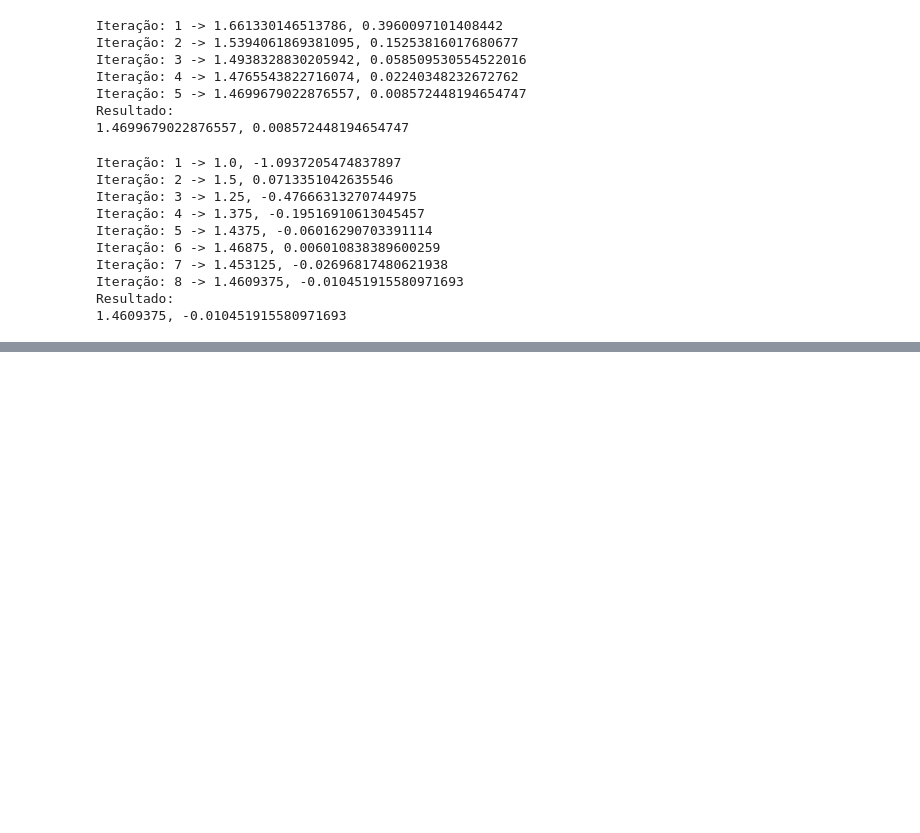
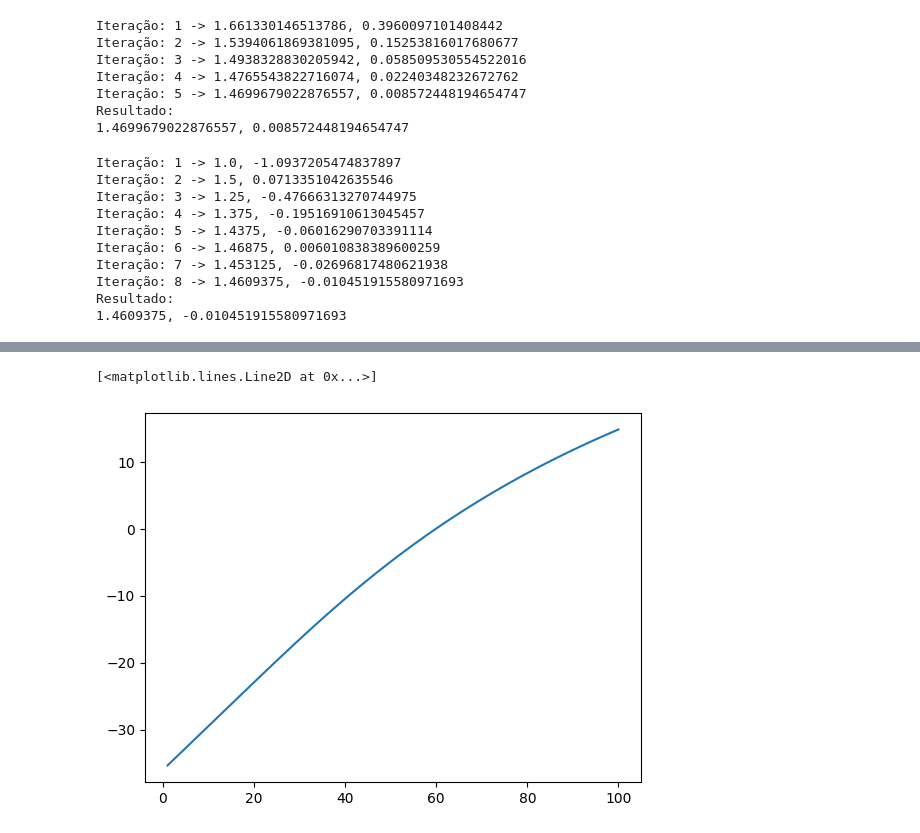
Before and after one commit to Nightmeari/Modelagem-Computacional, a Jupyter notebook: exercícios/lista3estudos.ipynb, the cells around one changed output, grey strips where cells are left out. Cells and saved outputs as stored; diff of their text form; code cells hidden in the pictures; blank space fills up the shorter version.

```diff
--- a/exercícios/lista3estudos.ipynb
+++ b/exercícios/lista3estudos.ipynb
@@ -81,0 +133,14 @@ Resultado:
+# %%
+import numpy as np
+from matplotlib.pyplot import plot, grid
+#constantes
+g = 9.81
+c = 15
+t = 10
+
+f = lambda m: (g*m)/c * (1 - np.e**(-c*t/m)) - 36
+x = np.linspace(1, 100, 100)
+plot(x, f(x), label="Gráfico")
+# %% [output]
+[<matplotlib.lines.Line2D at 0x...>]
+[figure, added]
```
Also changed, not shown: parts of 10 cells of this notebook.
